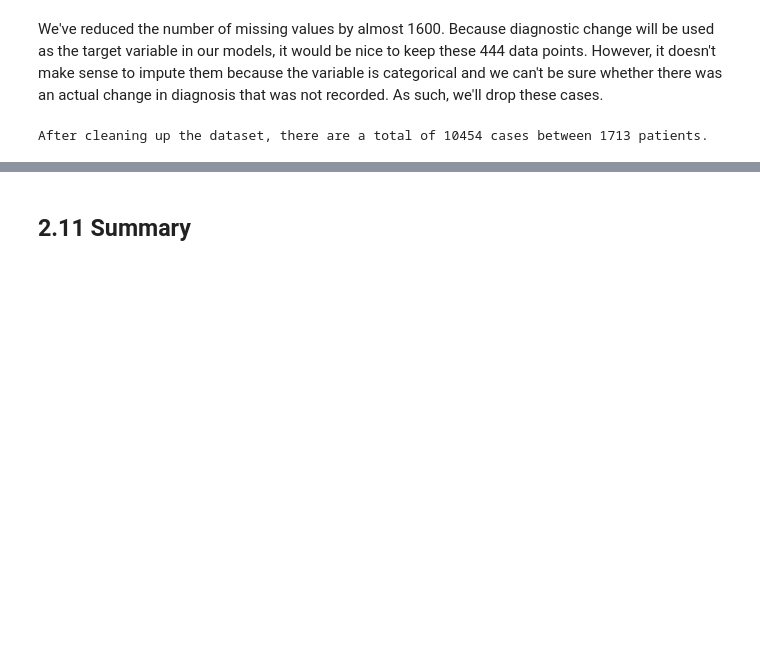
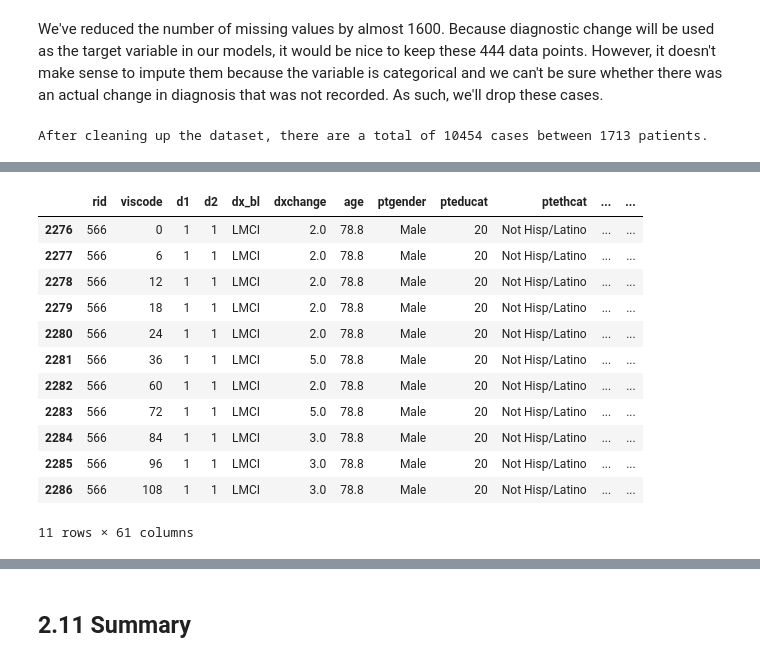
Before and after one commit to keshavkrishnagangwar/springboard_data_science, a Jupyter notebook: capstone_1_mri/data_cleaning.ipynb, the cells around one changed output, grey strips where cells are left out. Saved outputs shown, nothing was run; the diff lists cells and outputs as text; code cells hidden in the pictures; blank space fills up the shorter version.

```diff
--- a/capstone_1_mri/data_cleaning.ipynb
+++ b/capstone_1_mri/data_cleaning.ipynb
@@ -876,0 +1144,3 @@ After cleaning up the dataset, there are a total of 10454 cases between 1713 pat
+# %%
+# MCI stable
+df.loc[9108, 'dxchange'] = 2
@@ -876,0 +1162,3 @@ After cleaning up the dataset, there are a total of 10454 cases between 1713 pat
+# %%
+# AD stable
+df.loc[4179, 'dxchange'] = 3
@@ -876,0 +1195,3 @@ After cleaning up the dataset, there are a total of 10454 cases between 1713 pat
+# %%
+# stable AD
+df.loc[5144, 'dxchange'] = 3
@@ -876,0 +1209,20 @@ After cleaning up the dataset, there are a total of 10454 cases between 1713 pat
+# %%
+# MCI stable
+df.loc[9750, 'dxchange'] = 2
+# %%
+# display next patient
+df[df.rid == converts_multi[9]]
+# %% [output]
+|  | rid | viscode | d1 | d2 | dx_bl | dxchange | age | ptgender | pteducat | ptethcat | ... | ... |
+| 2276 | 566 | 0 | 1 | 1 | LMCI | 2.0 | 78.8 | Male | 20 | Not Hisp/Latino | ... | ... |
+| 2277 | 566 | 6 | 1 | 1 | LMCI | 2.0 | 78.8 | Male | 20 | Not Hisp/Latino | ... | ... |
+| 2278 | 566 | 12 | 1 | 1 | LMCI | 2.0 | 78.8 | Male | 20 | Not Hisp/Latino | ... | ... |
+| 2279 | 566 | 18 | 1 | 1 | LMCI | 2.0 | 78.8 | Male | 20 | Not Hisp/Latino | ... | ... |
+| 2280 | 566 | 24 | 1 | 1 | LMCI | 2.0 | 78.8 | Male | 20 | Not Hisp/Latino | ... | ... |
+| 2281 | 566 | 36 | 1 | 1 | LMCI | 5.0 | 78.8 | Male | 20 | Not Hisp/Latino | ... | ... |
+| 2282 | 566 | 60 | 1 | 1 | LMCI | 2.0 | 78.8 | Male | 20 | Not Hisp/Latino | ... | ... |
+| 2283 | 566 | 72 | 1 | 1 | LMCI | 5.0 | 78.8 | Male | 20 | Not Hisp/Latino | ... | ... |
+| 2284 | 566 | 84 | 1 | 1 | LMCI | 3.0 | 78.8 | Male | 20 | Not Hisp/Latino | ... | ... |
+| 2285 | 566 | 96 | 1 | 1 | LMCI | 3.0 | 78.8 | Male | 20 | Not Hisp/Latino | ... | ... |
+| 2286 | 566 | 108 | 1 | 1 | LMCI | 3.0 | 78.8 | Male | 20 | Not Hisp/Latino | ... | ... |
+11 rows × 61 columns
```
Also changed, not shown: parts of 62 cells of this notebook.
